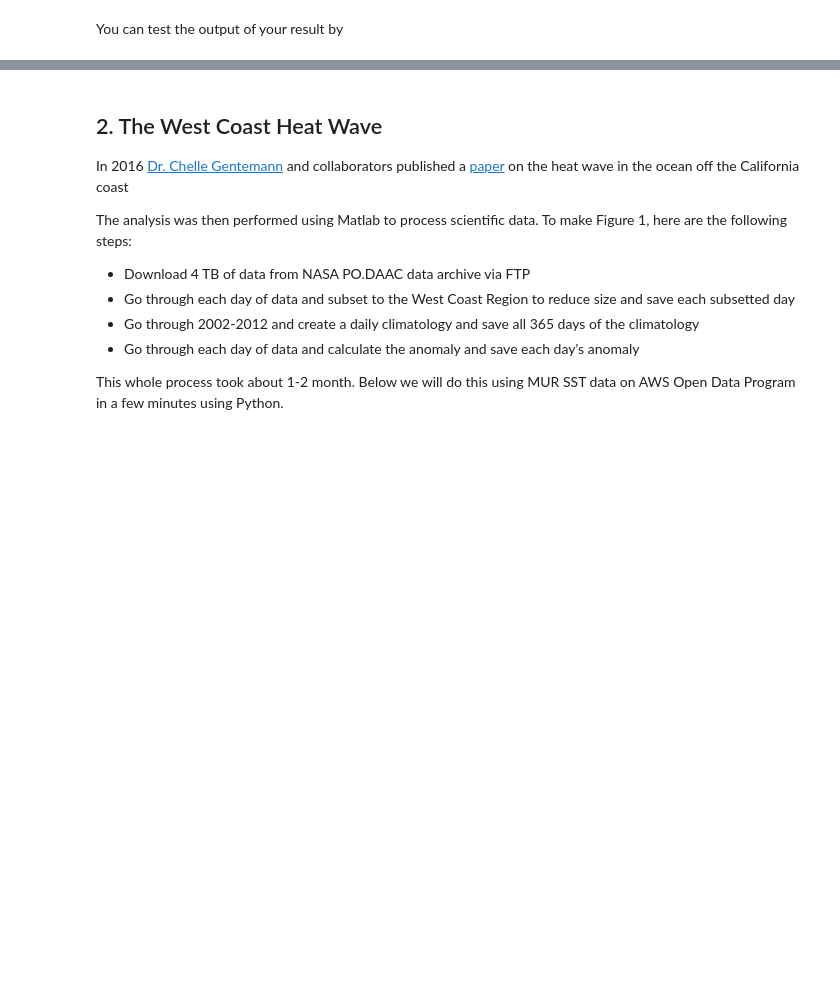
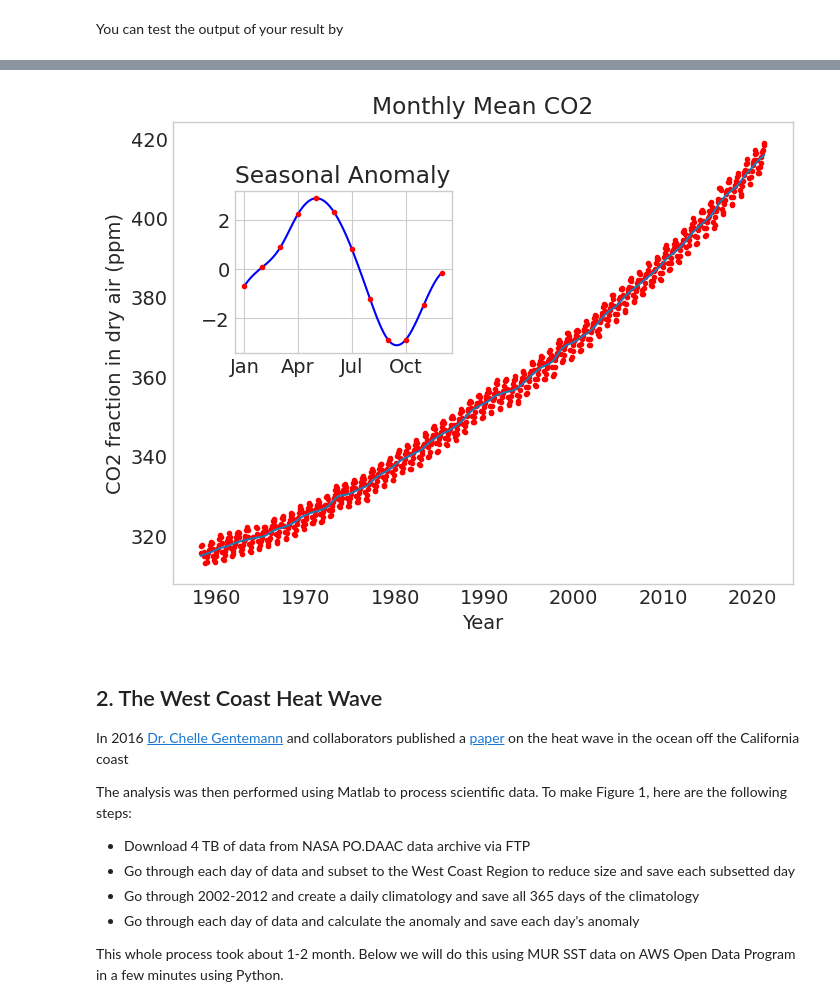
Before and after one commit to UCB-stat-159-s23/hw03-Group12, a Jupyter notebook: hw03-climate.ipynb, the cells around one changed output, grey strips where cells are left out. Drawn from its saved outputs; the diff is of its cells as text; code cells hidden in the pictures; blank space fills up the shorter version.

Commit message:
Recreated seasonal anomaly figure in Question 3

```diff
--- a/hw03-climate.ipynb
+++ b/hw03-climate.ipynb
@@ -170,3 +170,26 @@ Next, recreate the following figure, which is much closer to the one in the lect
+# %%
+from scipy.interpolate import CubicSpline
+
+# plot
+fig, ax = plt.subplots()
+
+ax.plot("fraction_date", "data_filled", "r.", data=data)
+ax.plot("fraction_date", "data_adjusted_seasonally_fit", data=data)
+ax.set_xlabel("Year")
+ax.set_ylabel("CO2 fraction in dry air (ppm)")
+ax.set_title("Monthly Mean CO2")
+ax.grid(False)
+
+axin2 = ax.inset_axes([0.1, 0.5, 0.35, 0.35])
+xs = np.linspace(1 ,12, 100)
+cs = CubicSpline(np.arange(1,13), monthly_anomaly.c02)
+axin2.plot(xs, cs(xs), "b")
+axin2.plot(np.arange(1,13) , monthly_anomaly.c02, "r.")
+axin2.set_xticks([1, 4, 7, 10])
+axin2.set_xticklabels(["Jan", "Apr", "Jul", "Oct"])
+axin2.set_title("Seasonal Anomaly");
+# %% [output]
+[figure, added]
 # %% [markdown]
 ## 2. The West Coast Heat Wave
 
```
Also changed, not shown: parts of 3 cells of this notebook.
